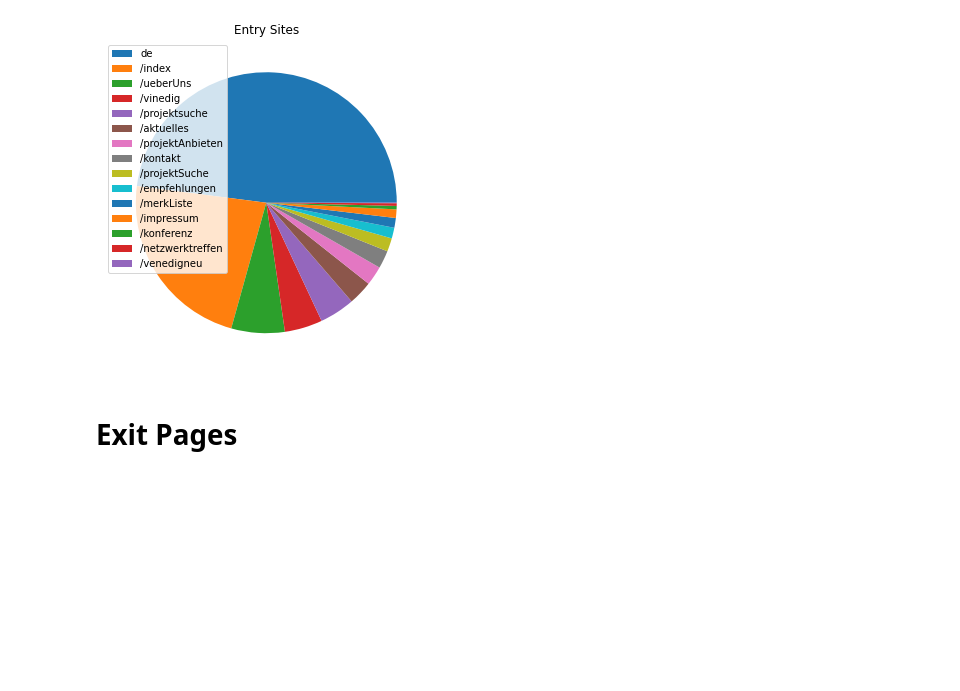
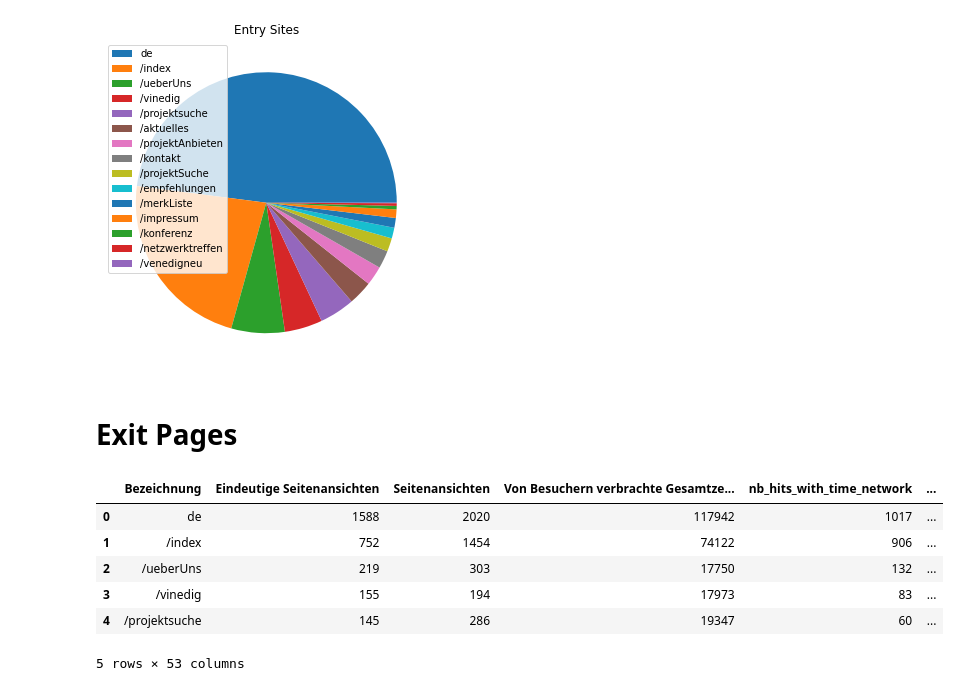
Before and after one commit to dssg-berlin/web-tracking-analytics, a Jupyter notebook: notebooks/additionaltables_notebook.ipynb, the cells around one changed output. Cells and saved outputs as stored; diff of their text form; code cells hidden in the pictures; blank space fills up the shorter version.

```diff
--- a/notebooks/additionaltables_notebook.ipynb
+++ b/notebooks/additionaltables_notebook.ipynb
@@ -75,3 +75,14 @@ plt.show()
 [figure]
 # %% [markdown]
 # Exit Pages
+# %%
+df_exitsites = pd.read_csv("https://drive.google.com/uc?export=download&id=1SioINEwxGC3ILLH0LWUMmAezFpxH_F7B", encoding="utf-16LE")
+df_exitsites.head()
+# %% [output]
+|  | Bezeichnung | Eindeutige Seitenansichten | Seitenansichten | Von Besuchern verbrachte Gesamtze... | nb_hits_with_time_network | ... |
+| 0 | de | 1588 | 2020 | 117942 | 1017 | ... |
+| 1 | /index | 752 | 1454 | 74122 | 906 | ... |
+| 2 | /ueberUns | 219 | 303 | 17750 | 132 | ... |
+| 3 | /vinedig | 155 | 194 | 17973 | 83 | ... |
+| 4 | /projektsuche | 145 | 286 | 19347 | 60 | ... |
+5 rows × 53 columns
```
